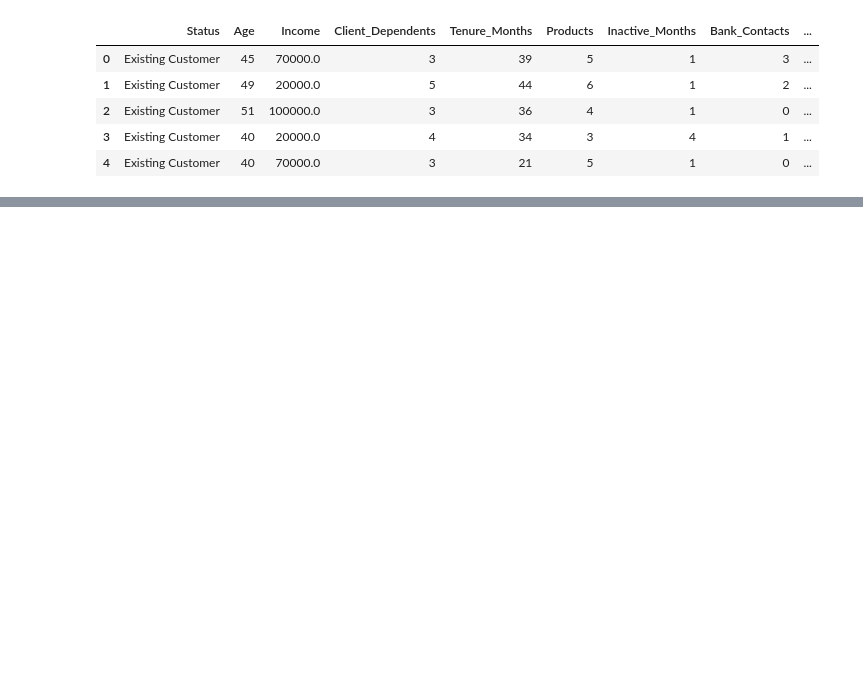
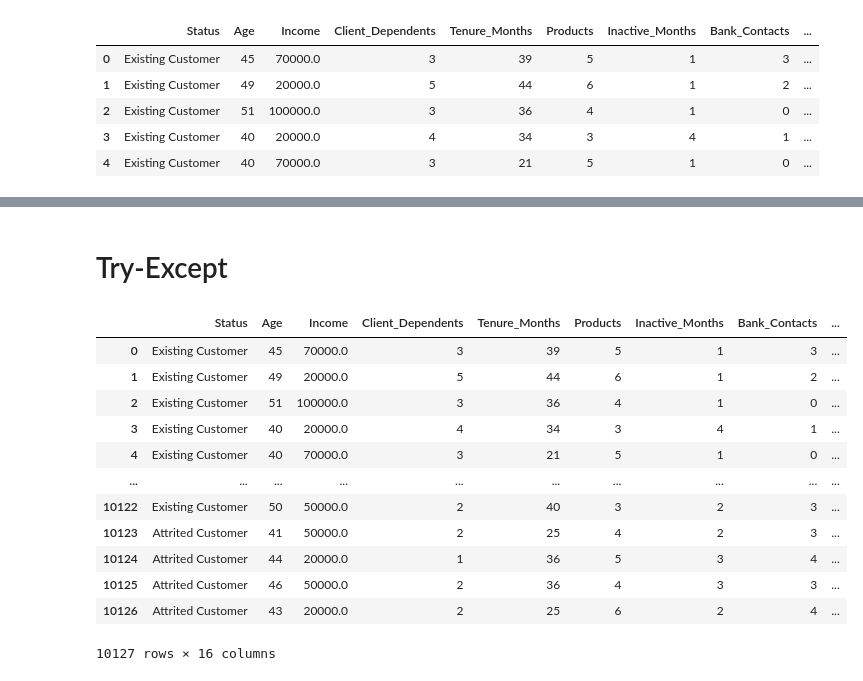
Before and after one commit to jairosann/Trabajo-Programaci-n, a Jupyter notebook: Programacion2.ipynb, the cells around one changed output, grey strips where cells are left out. Saved outputs shown, nothing was run; the diff lists cells and outputs as text; code cells hidden in the pictures; blank space fills up the shorter version.

```diff
--- a/Programacion2.ipynb
+++ b/Programacion2.ipynb
@@ -1200 +1146,19 @@ Alto      446
 Name: count, dtype: int64
+# %% [markdown]
+# Try-Except
+# %%
+Bank_Customers
+# %% [output]
+|  | Status | Age | Income | Client_Dependents | Tenure_Months | Products | Inactive_Months | Bank_Contacts | ... |
+| 0 | Existing Customer | 45 | 70000.0 | 3 | 39 | 5 | 1 | 3 | ... |
+| 1 | Existing Customer | 49 | 20000.0 | 5 | 44 | 6 | 1 | 2 | ... |
+| 2 | Existing Customer | 51 | 100000.0 | 3 | 36 | 4 | 1 | 0 | ... |
+| 3 | Existing Customer | 40 | 20000.0 | 4 | 34 | 3 | 4 | 1 | ... |
+| 4 | Existing Customer | 40 | 70000.0 | 3 | 21 | 5 | 1 | 0 | ... |
+| ... | ... | ... | ... | ... | ... | ... | ... | ... | ... |
+| 10122 | Existing Customer | 50 | 50000.0 | 2 | 40 | 3 | 2 | 3 | ... |
+| 10123 | Attrited Customer | 41 | 50000.0 | 2 | 25 | 4 | 2 | 3 | ... |
+| 10124 | Attrited Customer | 44 | 20000.0 | 1 | 36 | 5 | 3 | 4 | ... |
+| 10125 | Attrited Customer | 46 | 50000.0 | 2 | 36 | 4 | 3 | 3 | ... |
+| 10126 | Attrited Customer | 43 | 20000.0 | 2 | 25 | 6 | 2 | 4 | ... |
+10127 rows × 16 columns
```
Also changed, not shown: parts of 26 cells of this notebook, 2 other files.
